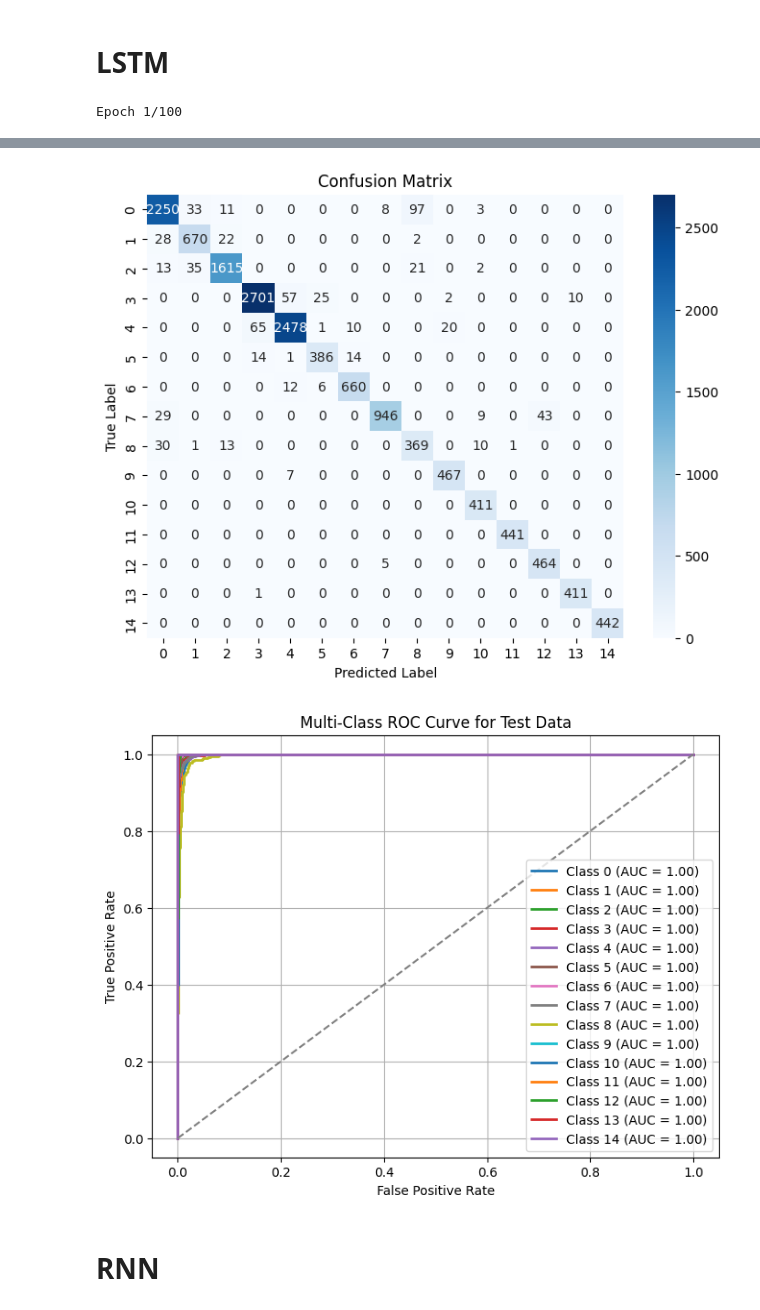
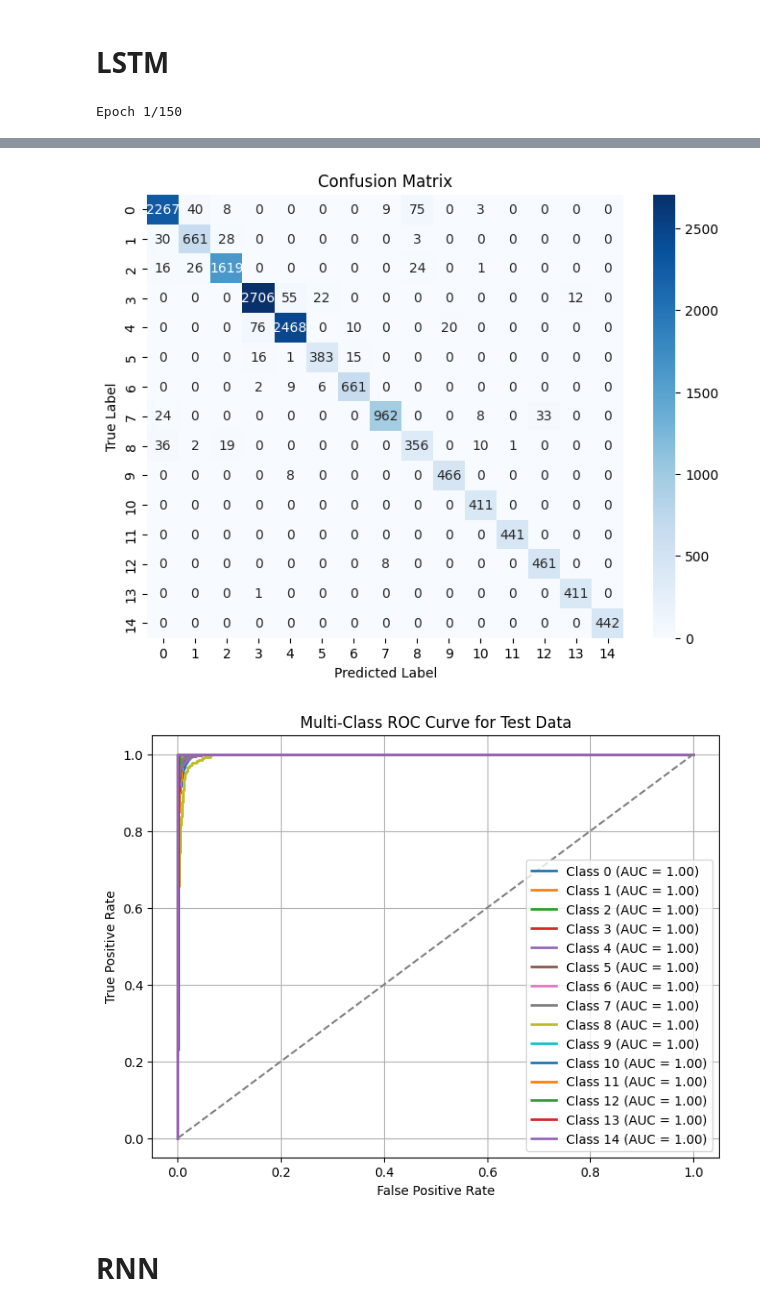
Before and after one commit to kaushikar11/RAI-HER, a Jupyter notebook: MODELS-EVALUATION.ipynb, the cells around one changed output, grey strips where cells are left out. Drawn from its saved outputs; the diff is of its cells as text; code cells hidden in the pictures.

```diff
--- a/MODELS-EVALUATION.ipynb
+++ b/MODELS-EVALUATION.ipynb
@@ -716,7 +716,7 @@ num_classes = len(np.unique(y))
 lstm_model = build_lstm_model(input_shape, num_classes)
 history = lstm_model.fit(
     X_train, y_train,
-    epochs=100, batch_size=32,
+    epochs=150, batch_size=32,
     validation_data=(X_val, y_val),
     callbacks=[reduce_lr],
     verbose=1
@@ -776,4 +776,4 @@ plt.legend(loc='lower right')
 plt.grid(True)
 plt.show()
 # %% [output]
-Epoch 1/100
+Epoch 1/150
@@ -793,9 +793,9 @@ Epoch 7/100
 
     accuracy                           0.96     15372
    macro avg       0.95      0.96      0.95     15372
 weighted avg       0.96      0.96      0.96     15372
 [figure]
-[figure, old version]
+[figure, new version]
 # %%
 model_name = "LSTM_Model"
 new_row = pd.DataFrame([{
```
Also changed, not shown: parts of 4 cells of this notebook.
